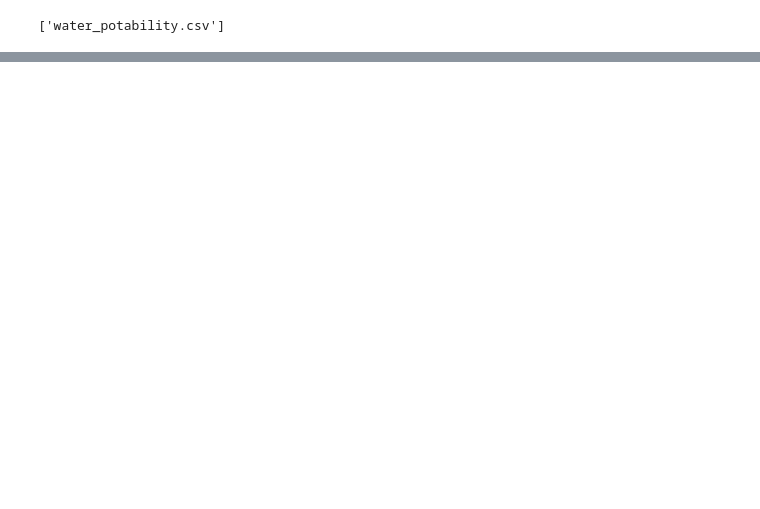
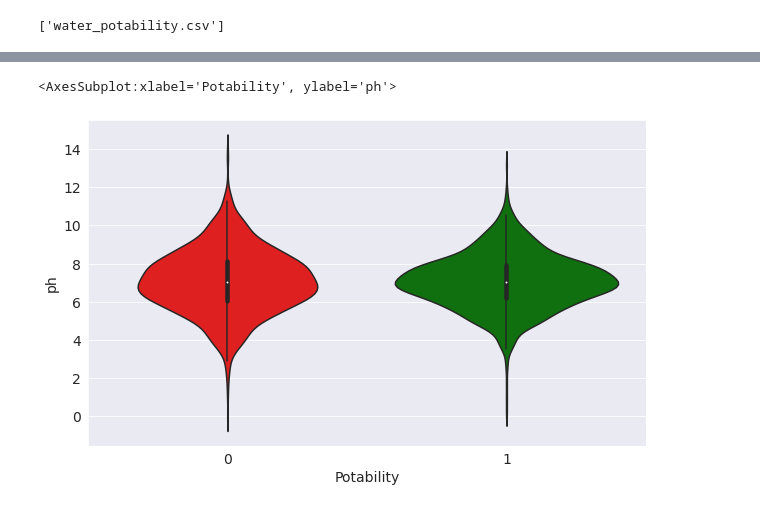
Before and after one commit to Rey-commits/AI-Computer_Vision_Projects, a Jupyter notebook: 9_Water_Quality_Potability_Prediction/Water_Potability_Prediction_Using_Machine_Learning_Algorithms.ipynb, the cells around one changed output, grey strips where cells are left out. Saved outputs shown, nothing was run; the diff lists cells and outputs as text; code cells hidden in the pictures; blank space fills up the shorter version.

```diff
--- a/9_Water_Quality_Potability_Prediction/Water_Potability_Prediction_Using_Machine_Learning_Algorithms.ipynb
+++ b/9_Water_Quality_Potability_Prediction/Water_Potability_Prediction_Using_Machine_Learning_Algorithms.ipynb
@@ -43,0 +126,5 @@ os.listdir("water-potability")
+# %%
+sns.violinplot(x="Potability", y="ph", data=raw_df, palette=['r','g'])
+# %% [output]
+<AxesSubplot:xlabel='Potability', ylabel='ph'>
+[figure, added]
```
Also changed, not shown: parts of 20 cells of this notebook.
